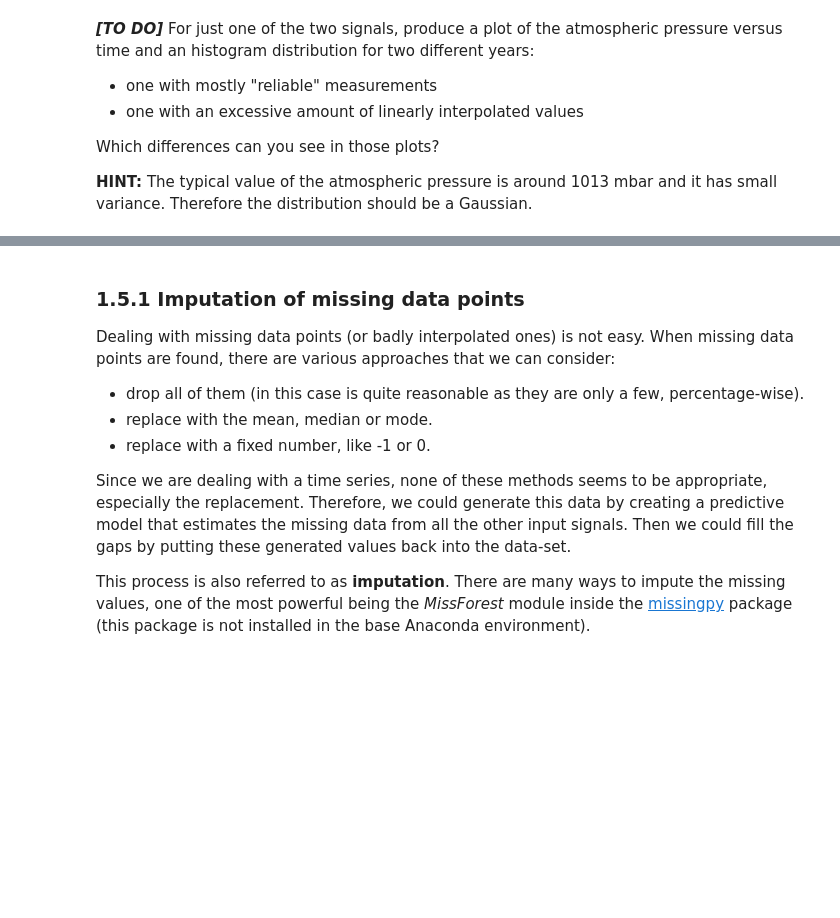
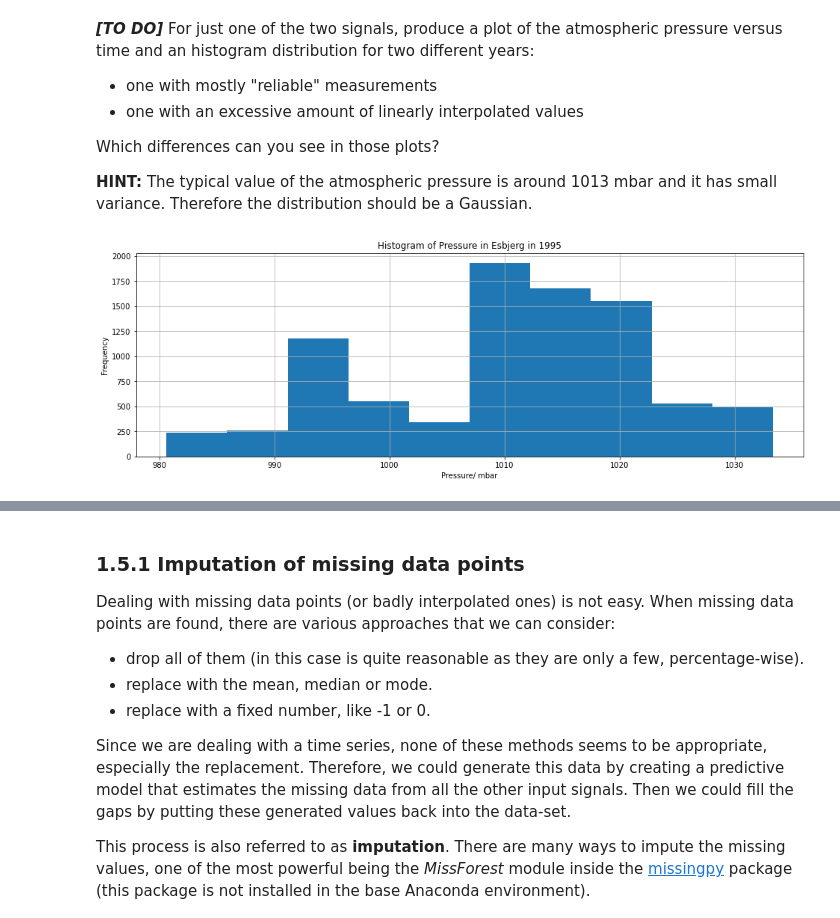
Before and after one commit to UCL-ELEC0136/2-data-processing-SemihA91, a Jupyter notebook: 2-data-processing.ipynb, the cells around one changed output, grey strips where cells are left out. Saved outputs shown, nothing was run; the diff lists cells and outputs as text; code cells hidden in the pictures; blank space fills up the shorter version.

```diff
--- a/2-data-processing.ipynb
+++ b/2-data-processing.ipynb
@@ -666,7 +750,18 @@ Which differences can you see in those plots?
 # %%
 # [TO DO (1)] choose one year with many interpolated values, plot it and make an histogram of the distribution
 # TO BE COMPLETED
+# 1995
+###############################################
 
-###############################################
+
+df_esb_1995 = df_esb[df_esb['DateTime'].dt.year == 1995]
+plt.figure(figsize=(16,5))
+plt.hist(df_esb_1995['Pressure'])
+plt.xlabel('Pressure/ mbar')
+plt.ylabel('Frequency')
+plt.title('Histogram of Pressure in Esbjerg in 1995')
+plt.grid()
+# %% [output]
+[figure, added]
 # %%
 # [TO DO (2)] choose one year with mostly actual observations, plot it and make an histogram of the distribution
```
Also changed, not shown: parts of 6 cells of this notebook.
